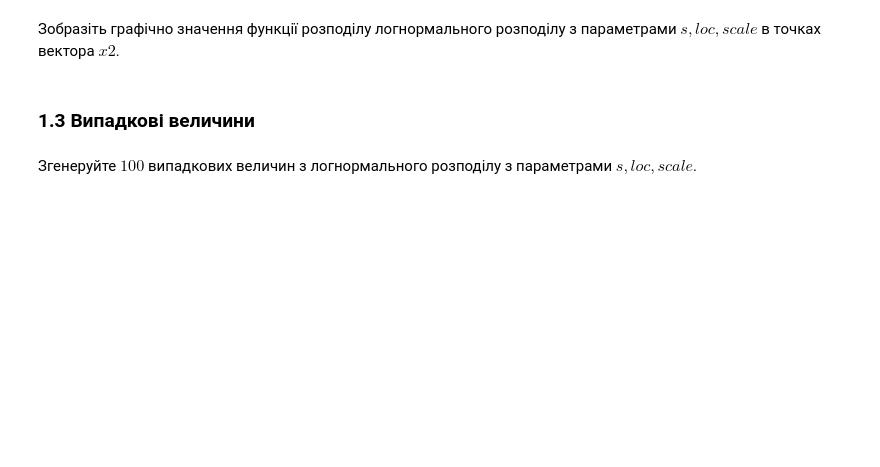
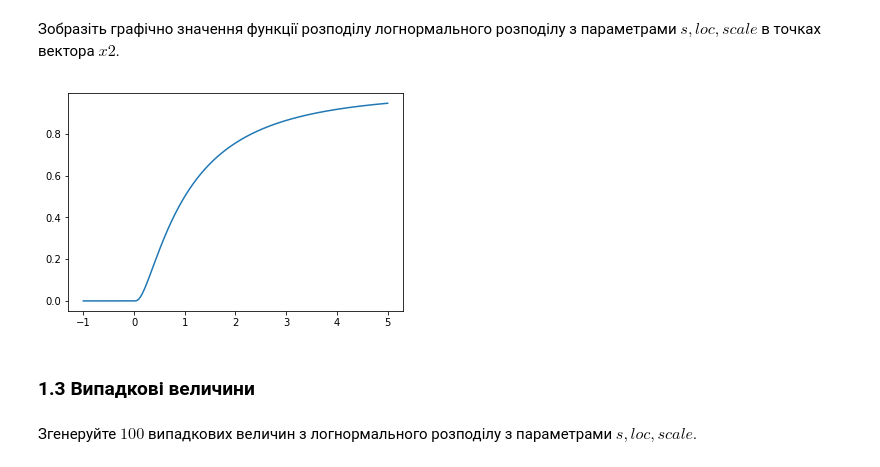
Before and after one commit to mikke-172/probability_homework5, a Jupyter notebook: Домашня робота 5.ipynb, the cells around one changed output. Drawn from its saved outputs; the diff is of its cells as text; code cells hidden in the pictures; blank space fills up the shorter version.

```diff
--- a/Домашня робота 5.ipynb
+++ b/Домашня робота 5.ipynb
@@ -49,3 +78,10 @@ x2 = np.arange(-1, 5.01, 0.01)
+# %%
+# Місце для Вашого коду
+y2 = lognorm.cdf(x2, s, loc=loc, scale=scale)
+plt.plot(x2, y2)
+plt.show()
+# %% [output]
+[figure, added]
 # %% [markdown]
 ### 1.3 Випадкові величини
 # %% [markdown]
```
Also changed, not shown: parts of 38 cells of this notebook.
